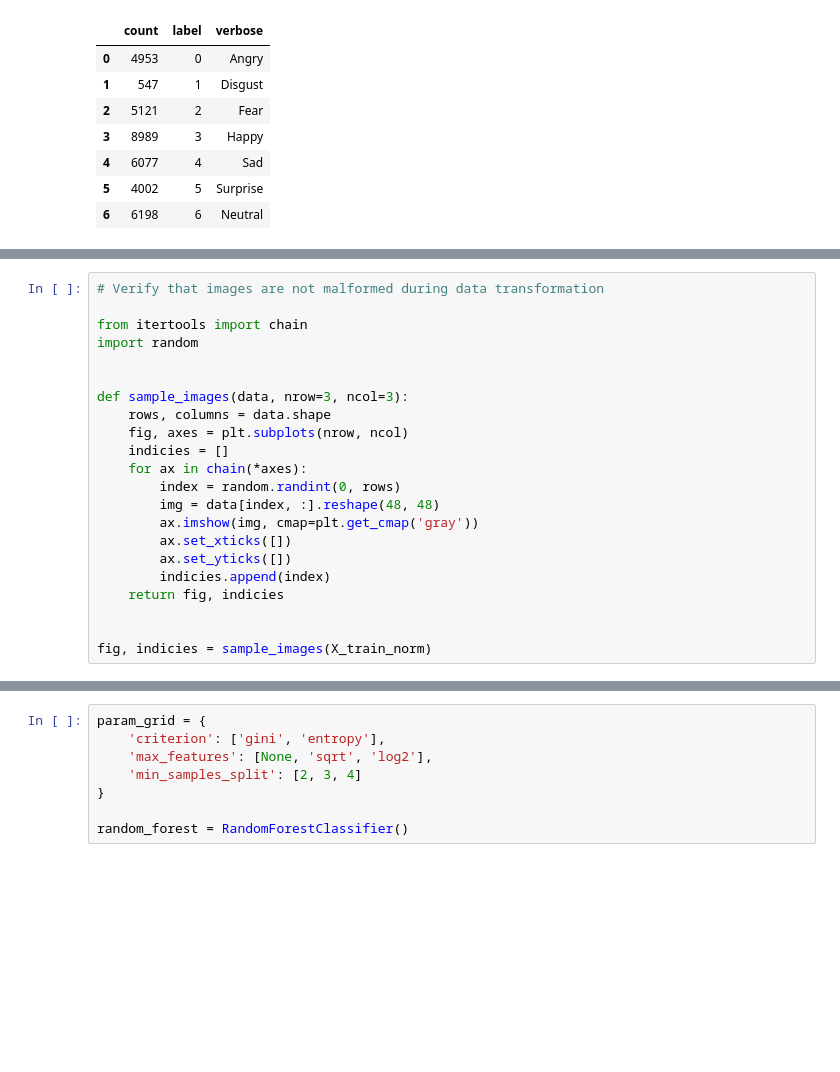
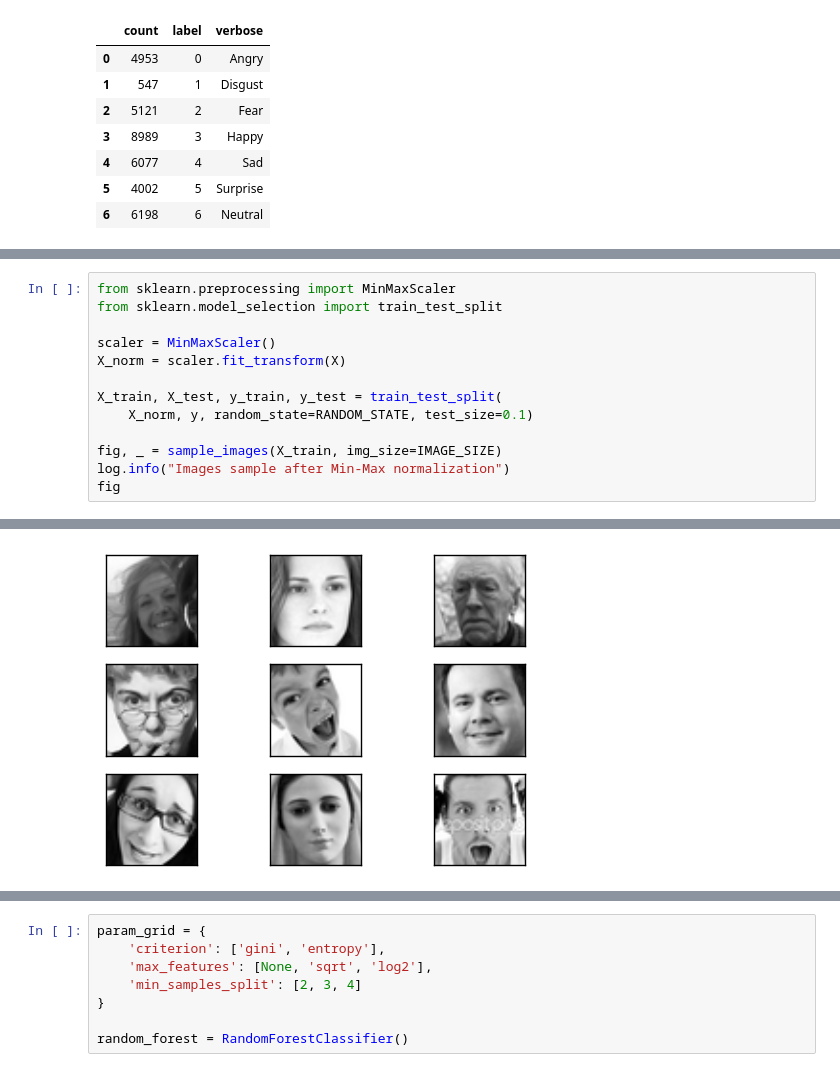
Before and after one commit to devforfu/emotions, a Jupyter notebook: emotions.ipynb, the cells around one changed output, grey strips where cells are left out. Saved outputs shown, nothing was run; the diff lists cells and outputs as text; blank space fills up the shorter version.

Commit message:
Data loader and baseline model

```diff
--- a/emotions.ipynb
+++ b/emotions.ipynb
@@ -205,22 +109,0 @@ X_valid_norm = scaler.fit_transform(X_valid)
-# %%
-# Verify that images are not malformed during data transformation
-
-from itertools import chain
-import random
-
-
-def sample_images(data, nrow=3, ncol=3):
-    rows, columns = data.shape
-    fig, axes = plt.subplots(nrow, ncol)
-    indicies = []
-    for ax in chain(*axes):
-        index = random.randint(0, rows)
-        img = data[index, :].reshape(48, 48)
-        ax.imshow(img, cmap=plt.get_cmap('gray'))
-        ax.set_xticks([])
-        ax.set_yticks([])
-        indicies.append(index)
-    return fig, indicies
-
-
-fig, indicies = sample_images(X_train_norm)
@@ -252,0 +216,14 @@ The first applyied model is Logistic Regression Classifier.
+# %%
+from sklearn.preprocessing import MinMaxScaler
+from sklearn.model_selection import train_test_split
+
+scaler = MinMaxScaler()
+X_norm = scaler.fit_transform(X)
+
+X_train, X_test, y_train, y_test = train_test_split(
+    X_norm, y, random_state=RANDOM_STATE, test_size=0.1)
+
+fig, _ = sample_images(X_train, img_size=IMAGE_SIZE)
+log.info("Images sample after Min-Max normalization")
+fig
+# %% [output]
@@ -252,0 +231 @@ The first applyied model is Logistic Regression Classifier.
+[figure, added]
```
Also changed, not shown: parts of 21 cells of this notebook, 2 other files.
